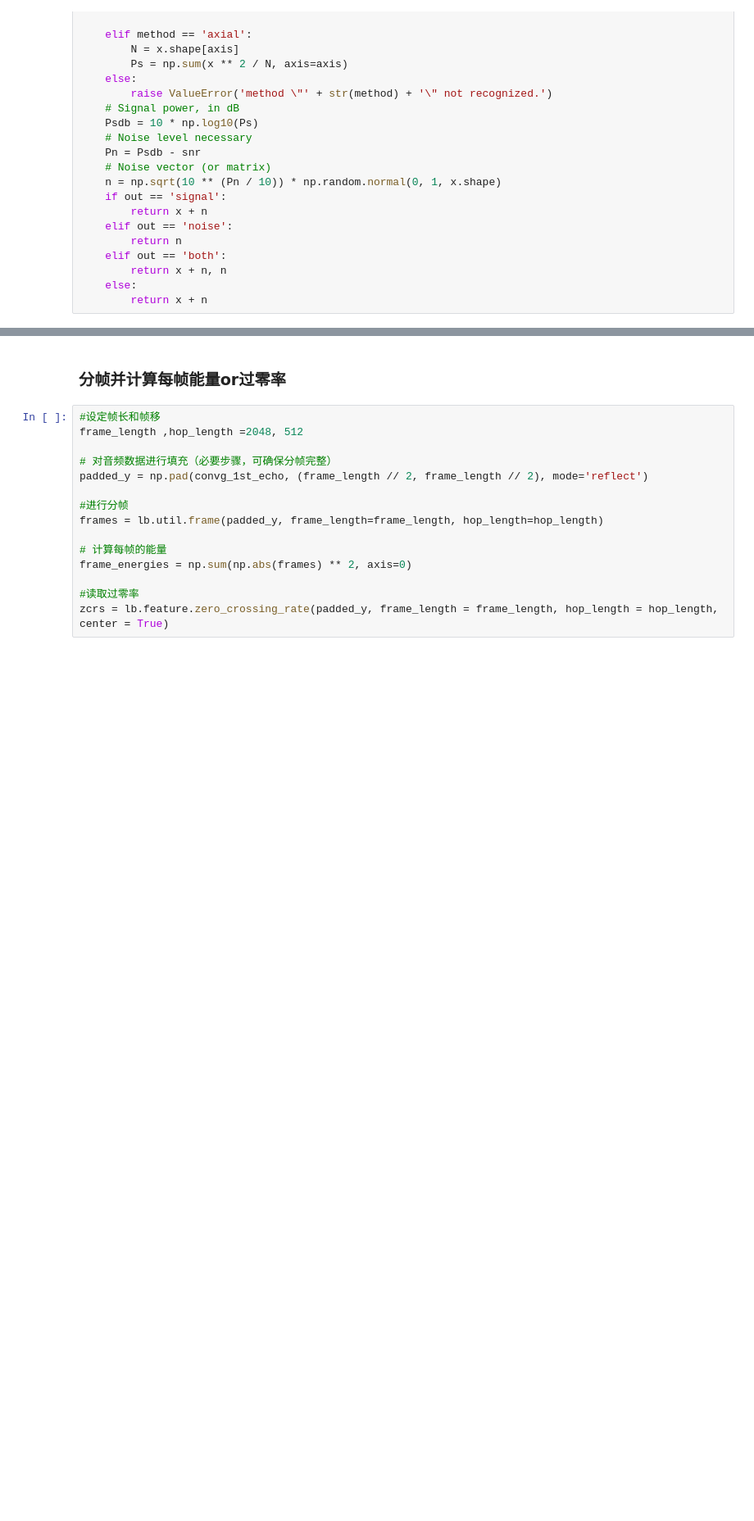
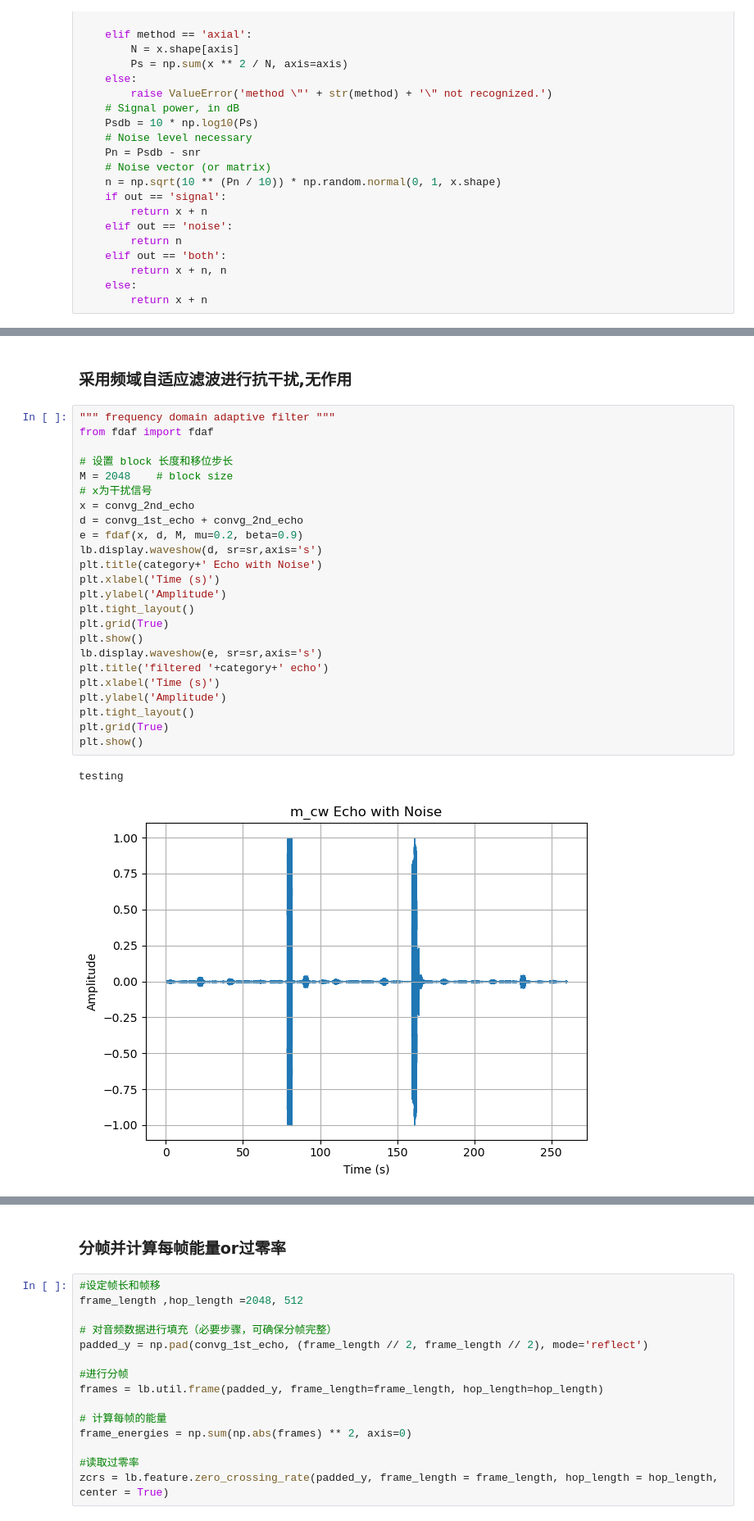
Before and after one commit to Vanillaholic/deep-learning, a Jupyter notebook: Orthogonal-Waveform-Design-and-Detection/sig_process.ipynb, the cells around one changed output, grey strips where cells are left out. Shown: that part at 82% size. Saved outputs shown, nothing was run; the diff lists cells and outputs as text; blank space fills up the shorter version.

```diff
--- a/Orthogonal-Waveform-Design-and-Detection/sig_process.ipynb
+++ b/Orthogonal-Waveform-Design-and-Detection/sig_process.ipynb
@@ -202,0 +88,29 @@ ValueError: cannot reshape array of size 2129920000 into shape (2,1024)
+# %% [markdown]
+### 采用频域自适应滤波进行抗干扰,无作用
+# %%
+""" frequency domain adaptive filter """
+from fdaf import fdaf
+
+# 设置 block 长度和移位步长
+M = 2048    # block size
+# x为干扰信号
+x = convg_2nd_echo
+d = convg_1st_echo + convg_2nd_echo
+e = fdaf(x, d, M, mu=0.2, beta=0.9)
+lb.display.waveshow(d, sr=sr,axis='s')
+plt.title(category+' Echo with Noise')
+plt.xlabel('Time (s)')
+plt.ylabel('Amplitude')
+plt.tight_layout()
+plt.grid(True)
+plt.show()
+lb.display.waveshow(e, sr=sr,axis='s')
+plt.title('filtered '+category+' echo')
+plt.xlabel('Time (s)')
+plt.ylabel('Amplitude')
+plt.tight_layout()
+plt.grid(True)
+plt.show()
+# %% [output]
+testing
+[figure, added]
```
Also changed, not shown: parts of 5 cells of this notebook, 1 other file.
